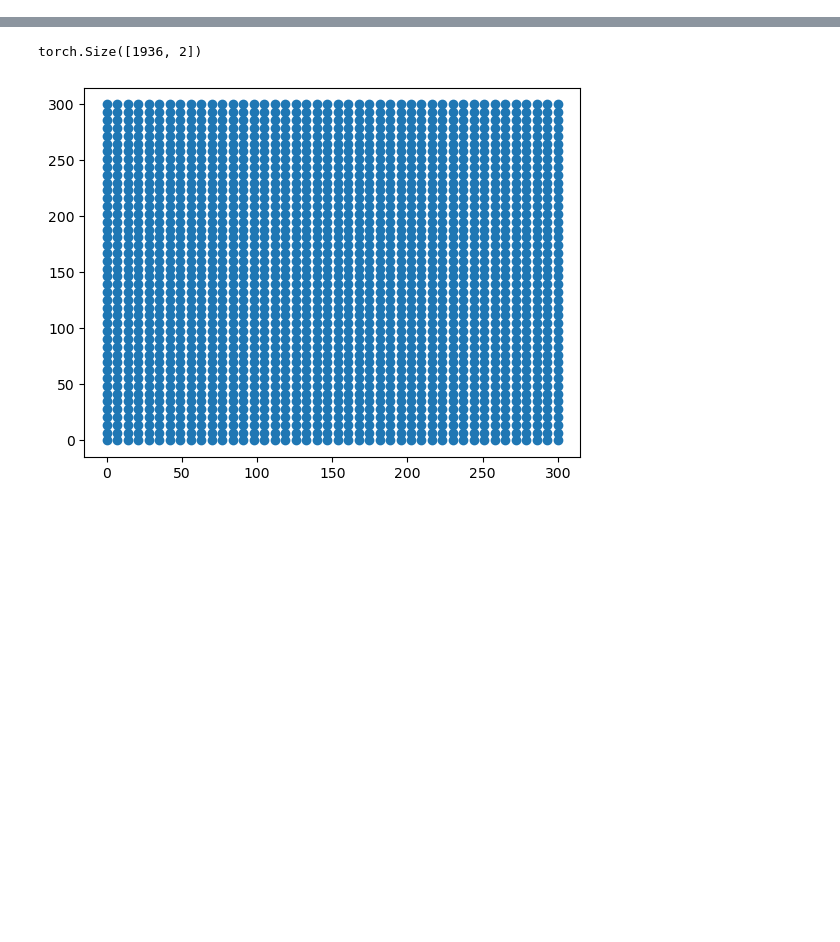
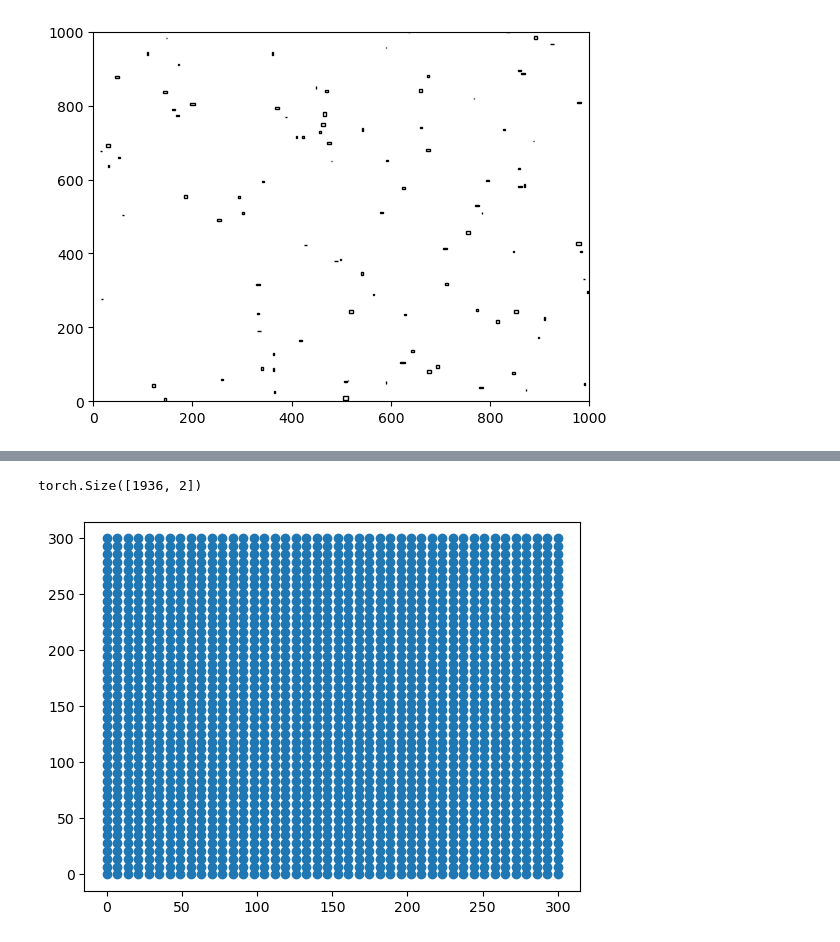
Before and after one commit to PRigas96/GeoCluster, a Jupyter notebook: class.ipynb, the cells around one changed output, grey strips where cells are left out. Cells and saved outputs as stored; diff of their text form; code cells hidden in the pictures; blank space fills up the shorter version.

```diff
--- a/class.ipynb
+++ b/class.ipynb
@@ -0,0 +1,42 @@
+# %%
+from matplotlib import pyplot as plt
+import numpy as np
+from matplotlib.patches import Rectangle
+# create 1000 random rectangles in the space of 0-1000
+x_lim = [0, 1000]
+y_lim = [0, 1000]
+w_lim = [1, 10]
+h_lim = [1, 10]
+
+# check each rect for intersection with the others
+num = 100
+rects = []
+def check_for_intersection(rect, rects):
+    for i in range(rects.__len__()):
+        if rect[0] < rects[i][0] + rects[i][2] and rect[0] + rect[2] > rects[i][0] and rect[1] < rects[i][1] + rects[i][3] and rect[1] + rect[3] > rects[i][1]:
+            return True
+    return False
+
+for i in range(num):
+    x = np.random.randint(x_lim[0], x_lim[1])
+    y = np.random.randint(y_lim[0], y_lim[1])
+    w = np.random.randint(w_lim[0], w_lim[1])
+    h = np.random.randint(h_lim[0], h_lim[1])
+    rect = np.array([x, y, w, h])
+    if not check_for_intersection(rect, rects):
+        rects.append(rect)
+
+# plot them
+fig, ax = plt.subplots()
+for rect in rects:
+    ax.add_patch(Rectangle((rect[0], rect[1]), rect[2], rect[3], fill=False))
+plt.xlim(x_lim)
+plt.ylim(y_lim)
+plt.show()
+
+# make last element of rects from deg to rad
+rects = np.array(rects)
+for i in range(rects.__len__()):
+    rects[i][3] = np.deg2rad(rects[i][3])
+# %% [output]
+[figure, added]
```
Also changed, not shown: parts of 12 cells of this notebook, 3 other files.
